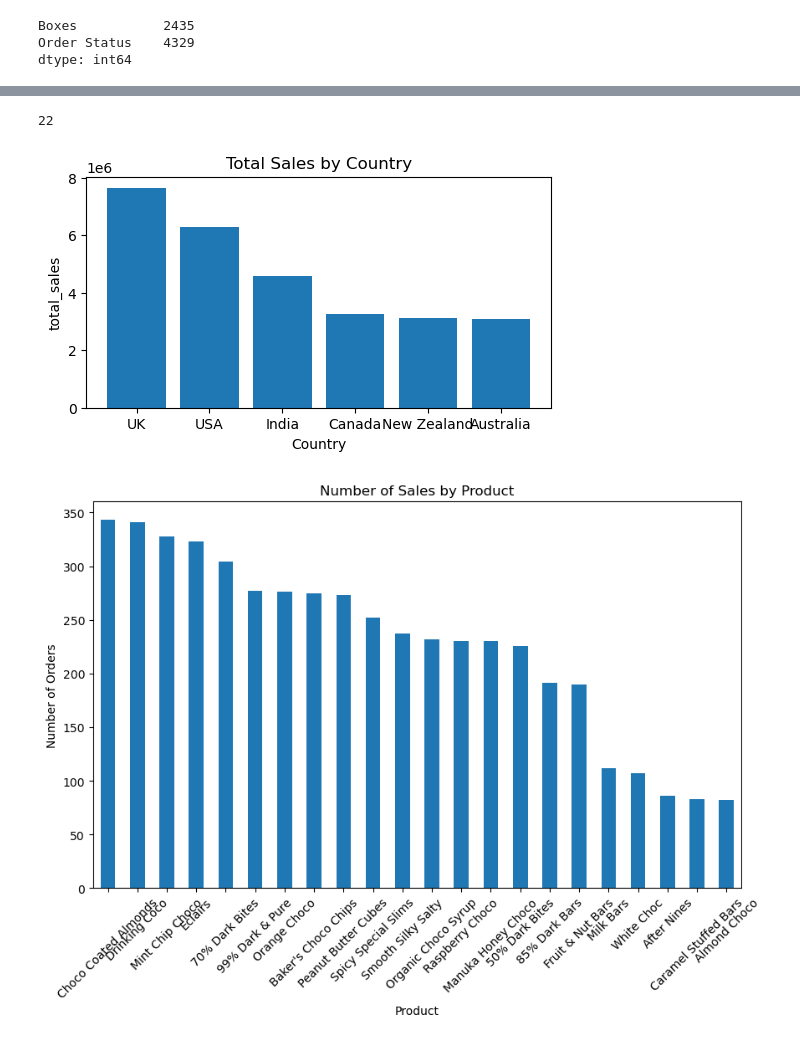
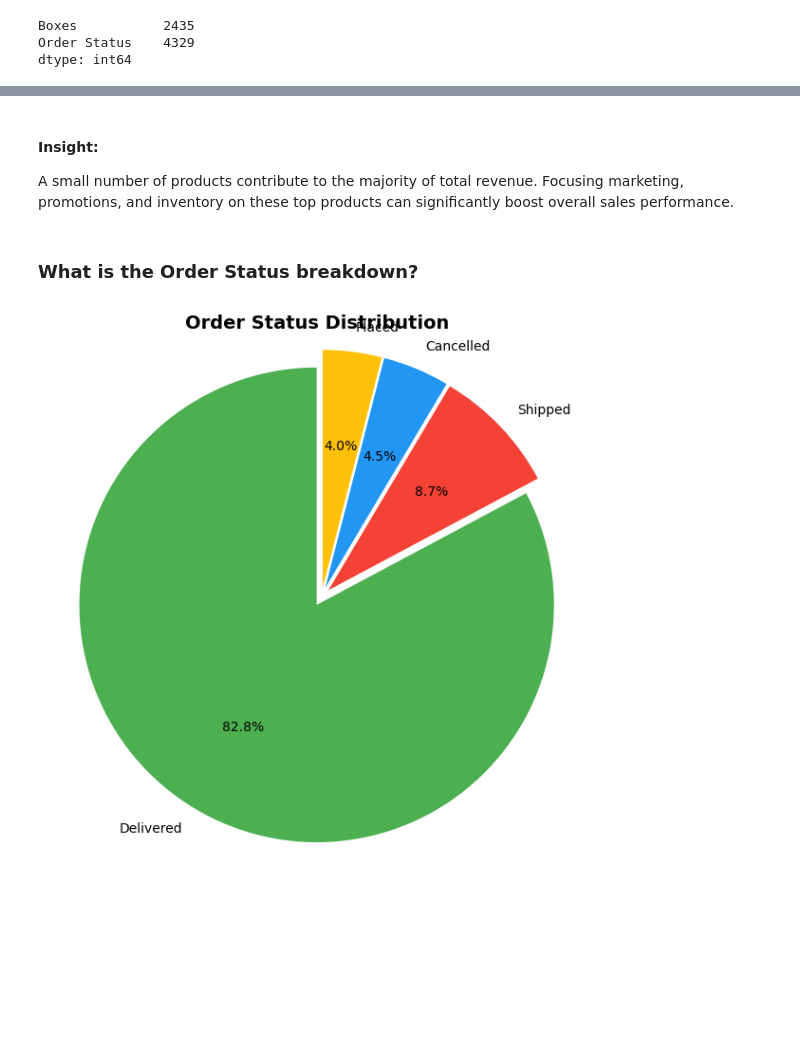
Before and after one commit to delvene43-ops/pandas-sample-chocolate-sales, a Jupyter notebook: Sample chocolate.ipynb, the cells around one changed output, grey strips where cells are left out. Cells and saved outputs as stored; diff of their text form; code cells hidden in the pictures; blank space fills up the shorter version.

```diff
--- a/Sample chocolate.ipynb
+++ b/Sample chocolate.ipynb
@@ -214,4 +222,0 @@ np.int64(4998)
-# %%
-df['Product'].nunique()
-# %% [output]
-22
@@ -220,27 +223,22 @@ import matplotlib.pyplot as plt
+# %% [markdown]
+#### Insight:
+A small number of products contribute to the majority of total revenue. Focusing marketing, promotions, and inventory on these top products can significantly boost overall sales performance.
+# %% [markdown]
+### What is the Order Status breakdown?
 # %%
-import matplotlib.pyplot as plt
+status = df['Order Status'].value_counts()
 
-plt.figure(figsize=(6, 3))
+plt.figure(figsize=(6, 6))
+plt.pie(status.values,
+        labels=status.index,
+        autopct='%1.1f%%',
+        startangle=90,
+        colors=['#4CAF50', '#F44336', '#2196F3', '#FFC107'],
+        explode=[0.04] * len(status))
 
-plt.bar(Country, total_sales)
-
-plt.title("Total Sales by Country")
-plt.xlabel("Country")
-plt.ylabel("total_sales")
-
+plt.title("Order Status Distribution", fontsize=14, fontweight='bold')
+plt.axis('equal')
+plt.tight_layout()
 plt.show()
 # %% [output]
-[figure, old version]
+[figure, new version]
-# %%
-df["Product"].value_counts().plot(
-    kind="bar",
-    figsize=(10,6)
-)
-
-plt.title("Number of Sales by Product")
-plt.xlabel("Product")
-plt.ylabel("Number of Orders")
-plt.xticks(rotation=45)
-plt.show()
-# %% [output]
-[figure, removed]
```
Also changed, not shown: parts of 37 cells of this notebook.
